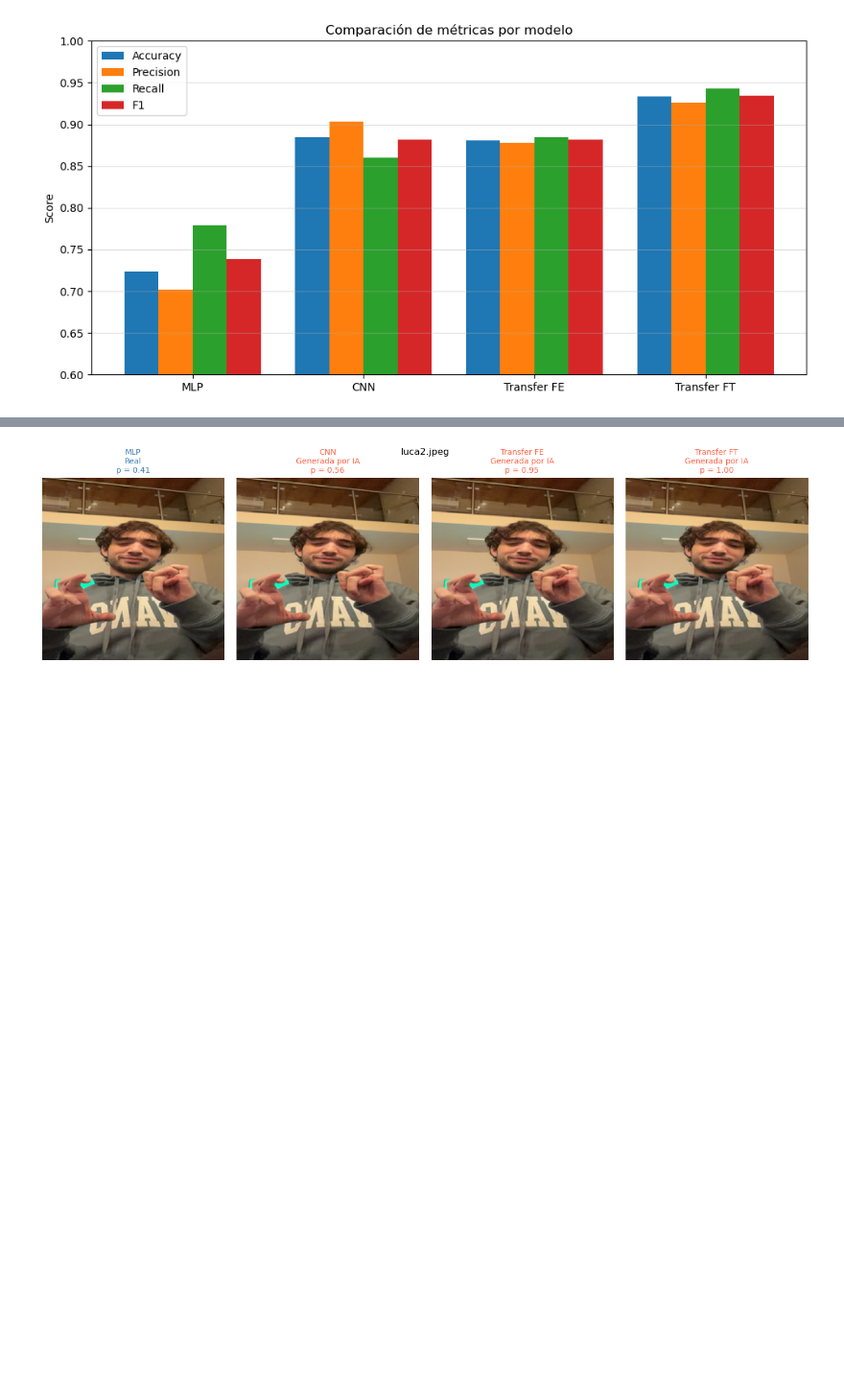
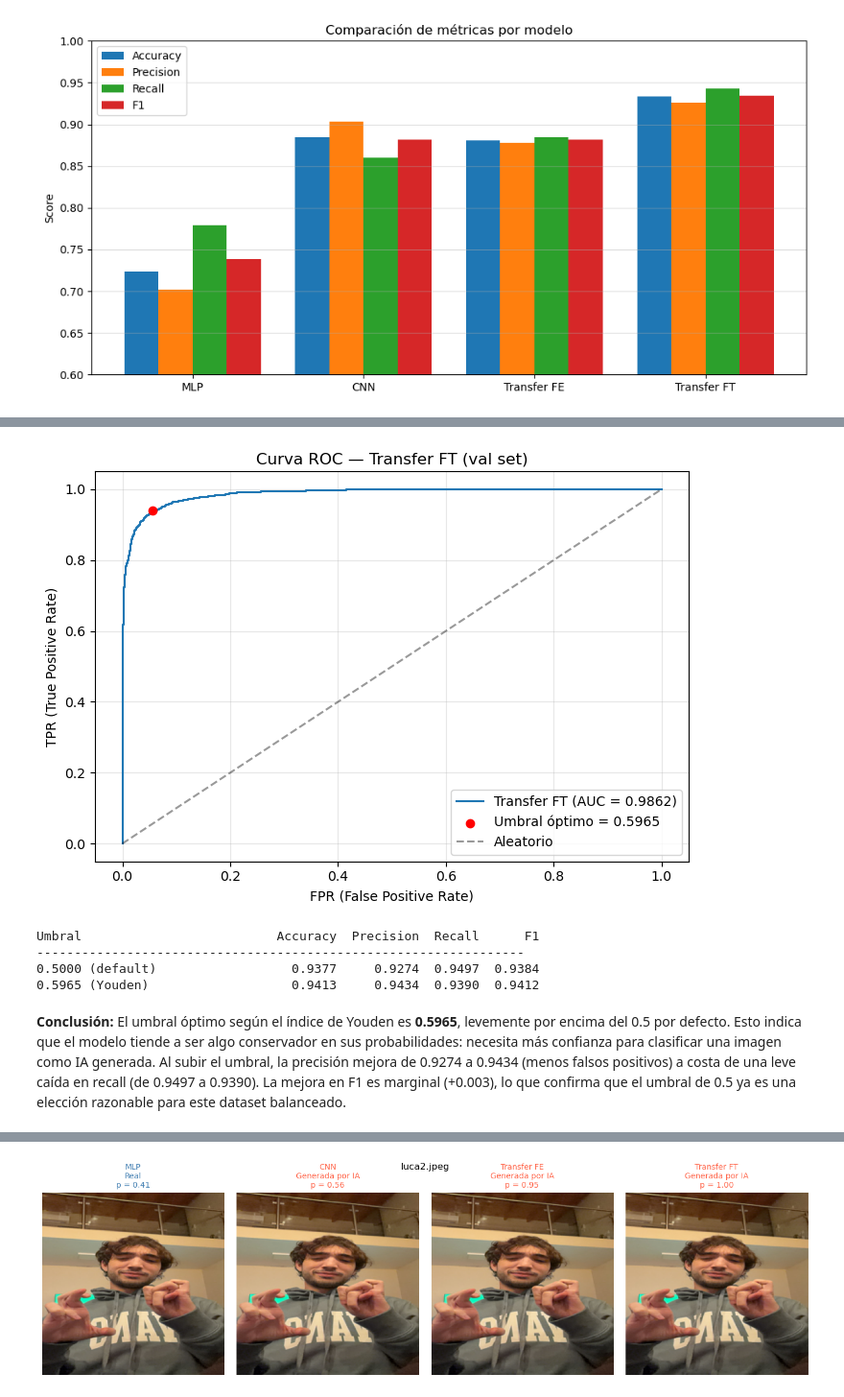
Before and after one commit to lcaminoa/ai-image-detection, a Jupyter notebook: notebooks/05_results.ipynb, the cells around one changed output, grey strips where cells are left out. Shown at 96% size. Cells and saved outputs as stored; diff of their text form; code cells hidden in the pictures; blank space fills up the shorter version.

Commit message:
análisis umbral óptimo

```diff
--- a/notebooks/05_results.ipynb
+++ b/notebooks/05_results.ipynb
@@ -363 +373,52 @@ plt.show()
+# %%
+# Probabilidades del Transfer FT sobre val set
+val_loader_roc = DataLoader(ImageDataset("val"), batch_size=128, shuffle=False)
+
+all_probs_val, all_labels_val = [], []
+ft_model.eval()
+with torch.no_grad():
+    for imgs, labels in val_loader_roc:
+        probs = ft_model(imgs).sigmoid().squeeze()
+        all_probs_val.append(probs)
+        all_labels_val.append(labels)
+
+probs_val = torch.cat(all_probs_val).numpy()
+labels_val = torch.cat(all_labels_val).numpy()
+
+# Curva ROC y umbral óptimo (índice de Youden)
+fpr, tpr, thresholds = roc_curve(labels_val, probs_val)
+auc = roc_auc_score(labels_val, probs_val)
+best_idx = (tpr - fpr).argmax()
+best_threshold = thresholds[best_idx]
+
+# Plot
+fig, ax = plt.subplots(figsize=(7, 5))
+ax.plot(fpr, tpr, label=f"Transfer FT (AUC = {auc:.4f})")
+ax.scatter(fpr[best_idx], tpr[best_idx], color="red", zorder=5, label=f"Umbral óptimo = {best_threshold:.4f}")
+ax.plot([0, 1], [0, 1], "k--", alpha=0.4, label="Aleatorio")
+ax.set_xlabel("FPR (False Positive Rate)")
+ax.set_ylabel("TPR (True Positive Rate)")
+ax.set_title("Curva ROC — Transfer FT (val set)")
+ax.legend()
+ax.grid(alpha=0.3)
+plt.tight_layout()
+plt.show()
+
+# Métricas con umbral 0.5 vs óptimo
+print(f"{'Umbral':<30} {'Accuracy':>9} {'Precision':>10} {'Recall':>7} {'F1':>7}")
+print("-" * 65)
+for nombre, umbral in [("0.5000 (default)", 0.5), (f"{best_threshold:.4f} (Youden)", best_threshold)]:
+    yp = (probs_val >= umbral).astype(int)
+    print(f"{nombre:<30} {accuracy_score(labels_val, yp):>9.4f} "
+          f"{precision_score(labels_val, yp):>10.4f} "
+          f"{recall_score(labels_val, yp):>7.4f} "
+          f"{f1_score(labels_val, yp):>7.4f}")
+# %% [output]
+[figure, added]
+Umbral                          Accuracy  Precision  Recall      F1
+-----------------------------------------------------------------
+0.5000 (default)                  0.9377     0.9274  0.9497  0.9384
+0.5965 (Youden)                   0.9413     0.9434  0.9390  0.9412
+# %% [markdown]
+**Conclusión:** El umbral óptimo según el índice de Youden es **0.5965**, levemente por encima del 0.5 por defecto. Esto indica que el modelo tiende a ser algo conservador en sus probabilidades: necesita más confianza para clasificar una imagen como IA generada. Al subir el umbral, la precisión mejora de 0.9274 a 0.9434 (menos falsos positivos) a costa de una leve caída en recall (de 0.9497 a 0.9390). La mejora en F1 es marginal (+0.003), lo que confirma que el umbral de 0.5 ya es una elección razonable para este dataset balanceado.
 # %% [markdown]
```
Also changed, not shown: parts of 4 cells of this notebook, 3 other files.
